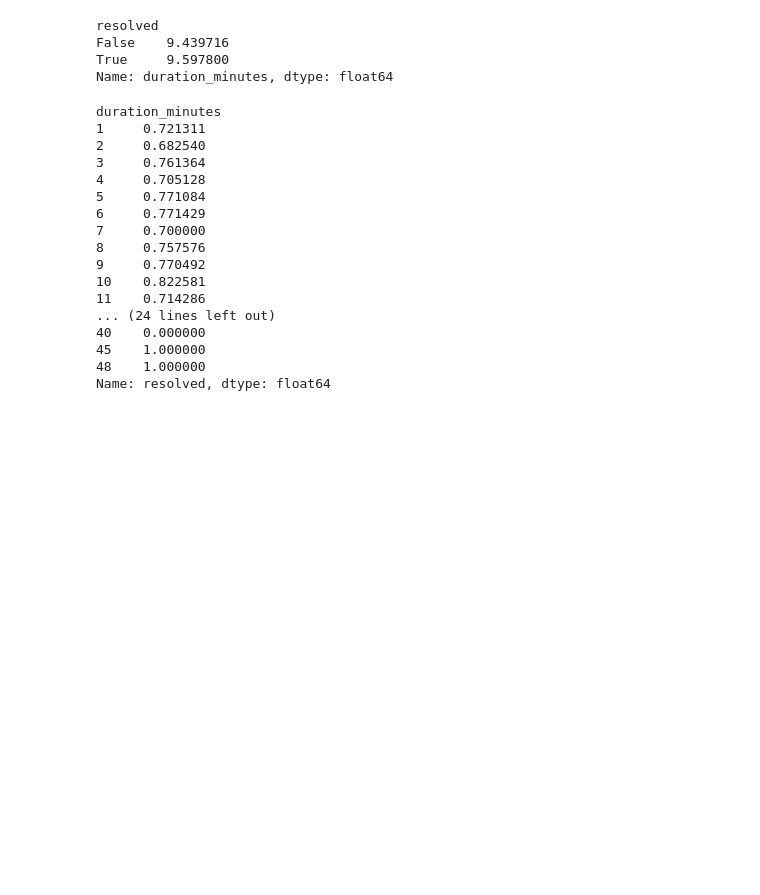
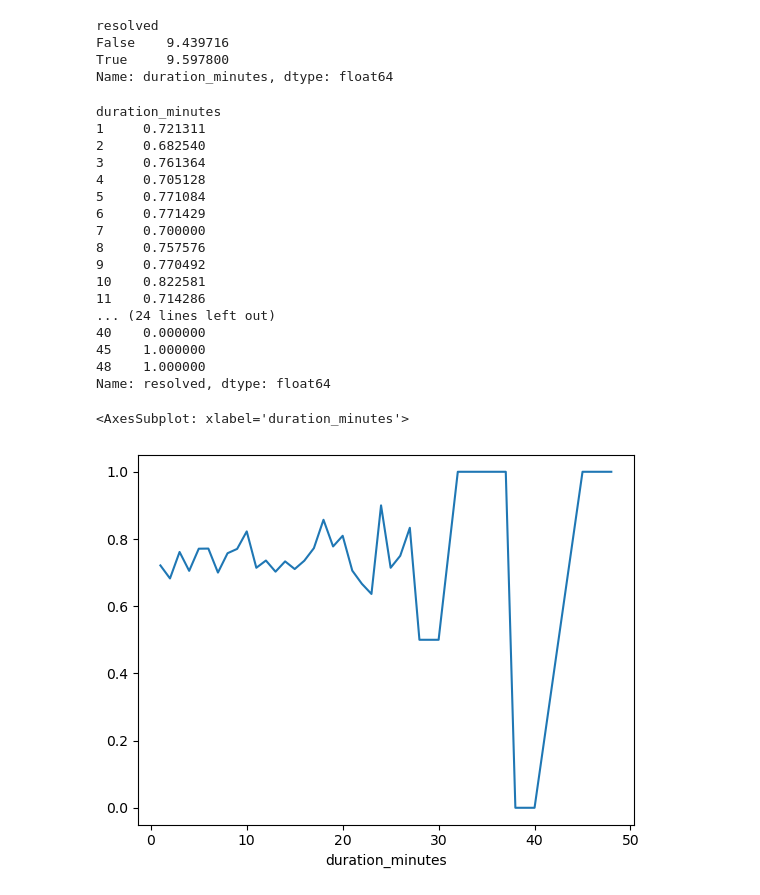
Before and after one commit to LucaLopesAN23SI/Data_Challenge-, a Jupyter notebook: Data.ipynb, the cells around one changed output. Drawn from its saved outputs; the diff is of its cells as text; code cells hidden in the pictures; blank space fills up the shorter version.

```diff
--- a/Data.ipynb
+++ b/Data.ipynb
@@ -74,22 +93,26 @@ False    9.439716
 True     9.597800
 Name: duration_minutes, dtype: float64
 # %%
-df.groupby('duration_minutes')['resolved'].mean()
+test = df.groupby('duration_minutes')['resolved'].mean()
+print(test)
+test.plot()
 # %% [output]
 duration_minutes
 1     0.721311
 2     0.682540
 3     0.761364
 4     0.705128
 5     0.771084
 6     0.771429
 7     0.700000
 8     0.757576
 9     0.770492
 10    0.822581
 11    0.714286
 ... (24 lines left out)
 40    0.000000
 45    1.000000
 48    1.000000
 Name: resolved, dtype: float64
+<AxesSubplot: xlabel='duration_minutes'>
+[figure, added]
```
Also changed, not shown: parts of 6 cells of this notebook.
